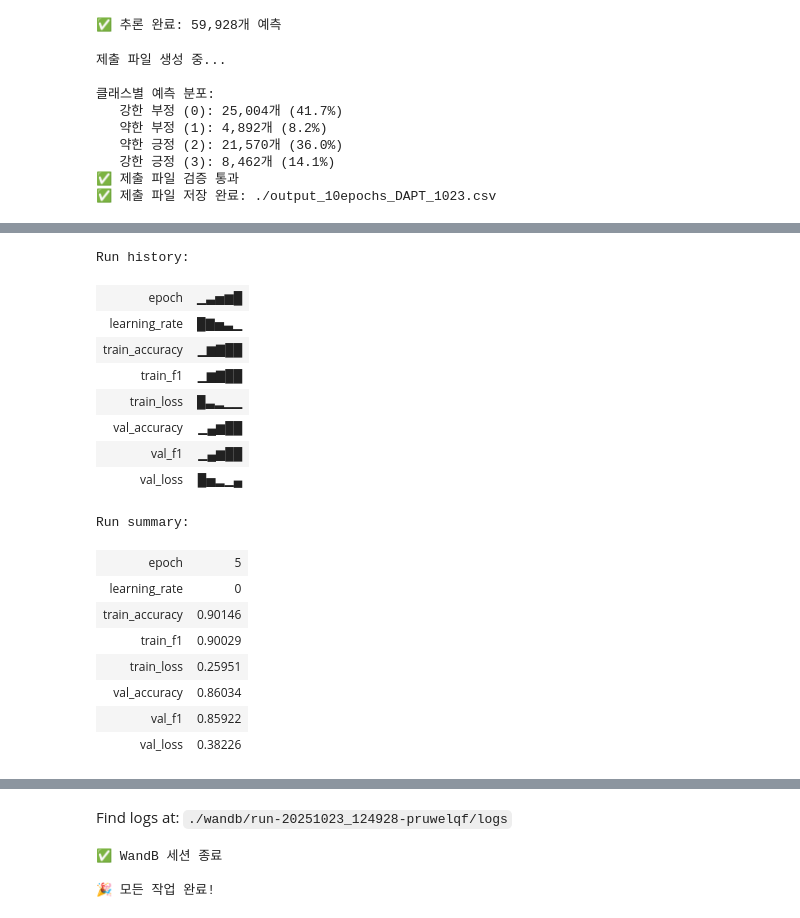
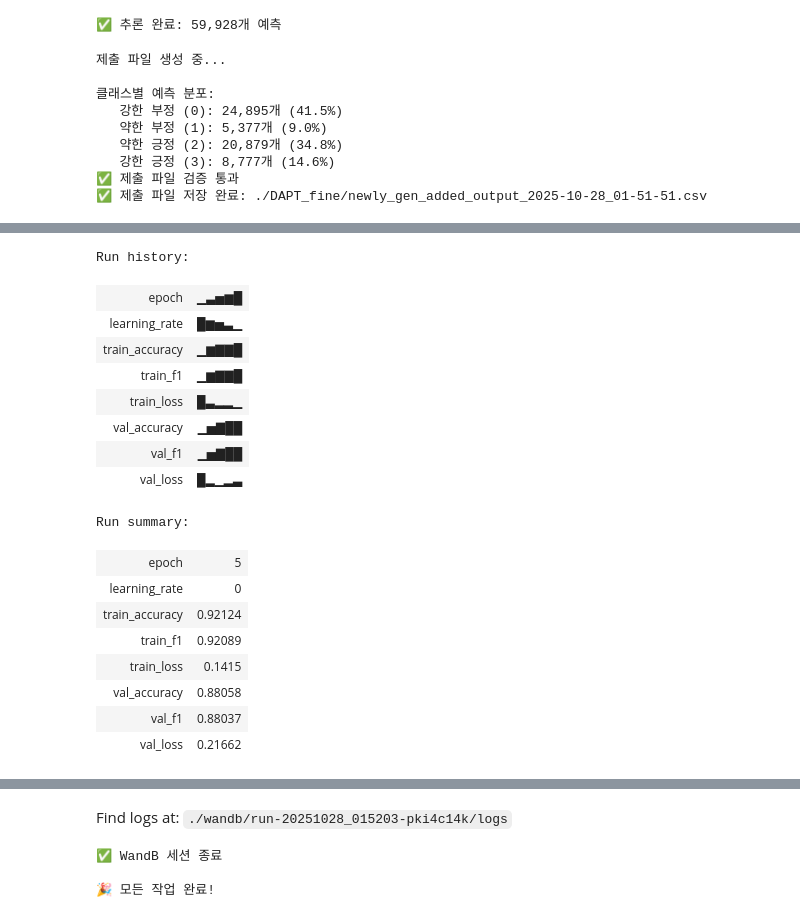
Before and after one commit to JaeyeonBang/boostcamp_project_1, a Jupyter notebook: finetuning_pytorch.ipynb, the cells around one changed output, grey strips where cells are left out. Saved outputs shown, nothing was run; the diff lists cells and outputs as text; code cells hidden in the pictures.

```diff
--- a/finetuning_pytorch.ipynb
+++ b/finetuning_pytorch.ipynb
@@ -251,5 +322,3 @@ def model_load_from_local(local_model_path : str = None, model_name : str = None
     print(outputs.logits)
 
     return model, tokenizer
-# %%
-model, tokenizer = model_load_from_local("./best_unsupervised_model", config.model_name)
@@ -264,0 +325,5 @@ tensor([[-0.0042,  0.1670, -0.2847,  0.0623, -0.2017,  0.4316,  0.0813]],
+# %%
+if config.is_DAPT:
+    model, tokenizer = model_load_from_local(config.DAPT_model_path, config.model_name)
+else:
+    model, tokenizer = model_load_from_local(config.local_model_path, config.model_name)
@@ -361,26 +609,2 @@ print("✅ 옵티마이저 및 스케줄러 설정 완료")
 워밍업 스텝: 500
 ✅ 옵티마이저 및 스케줄러 설정 완료
-# %%
-# WandB 초기화
-if config.use_wandb:
-    wandb.init(
-        project=config.project_name,
-        name=config.run_name,
-        config={
-            "model_name": config.model_name,
-            "num_epochs": config.num_epochs,
-            "batch_size": config.batch_size,
-            "learning_rate": config.learning_rate,
-            "max_length": config.max_length,
-            "num_classes": config.num_classes,
-            "warmup_steps": config.warmup_steps,
-            "weight_decay": config.weight_decay,
-            # "lora_r": config.lora_r,
-            # "lora_alpha": config.lora_alpha,
-            # "lora_dropout": config.lora_dropout,
-            "random_seed": RANDOM_STATE
-        }
-    )
-    print("✅ WandB 초기화 완료")
-else:
-    print("⚠️  WandB 사용 안함")
@@ -693,10 +929,11 @@ test_df = pd.read_csv("data/test_processed.csv")
 print(f"테스트 데이터: {len(test_df):,}개")
 
 # 최고 성능 모델 로드
-if os.path.exists("./best_model_DAPT"):
+#if os.path.exists(config.save_model_path):
+if os.path.exists(config.save_model_path):
     print("최고 성능 모델 로드 중...")
-    inference_model = AutoModelForSequenceClassification.from_pretrained("./best_model_DAPT")
-    inference_tokenizer = AutoTokenizer.from_pretrained("./best_model_DAPT")
+    inference_model = AutoModelForSequenceClassification.from_pretrained(f"{config.save_model_path}_{TIMESTAMP}")
+    inference_tokenizer = AutoTokenizer.from_pretrained(f"{config.save_model_path}_{TIMESTAMP}")
     inference_model = inference_model.to(device)
     inference_model.eval()
     print("✅ 최고 성능 모델 로드 완료")
@@ -778,52 +1015,52 @@ submission_df = sample_submission[["ID"]].merge(
     right_on="ID",
     how="left"
 )
 
 # 제출 파일 검증
 assert len(submission_df) == len(sample_submission), f"길이 불일치: {len(submission_df)} vs {len(sample_submission)}"
 assert submission_df["pred"].isin([0, 1, 2, 3]).all(), "모든 예측값은 [0, 1, 2, 3] 범위에 있어야 합니다"
 assert not submission_df["pred"].isnull().any(), "예측값에 null 값이 있으면 안됩니다"
 assert not submission_df["ID"].isnull().any(), "ID 컬럼에 null 값이 있으면 안됩니다"
 
 print("✅ 제출 파일 검증 통과")
 
 # 제출 파일 저장
-submission_path = "./output_10epochs_DAPT_1023.csv"
+submission_path = f"{config.save_model_path}_output_{TIMESTAMP}.csv"
 submission_df.to_csv(submission_path, index=False)
 print(f"✅ 제출 파일 저장 완료: {submission_path}")
 
 # WandB 종료
 if config.use_wandb:
     wandb.finish()
     print("✅ WandB 세션 종료")
 
 print("\n🎉 모든 작업 완료!")
 # %% [output]
 제출 파일 생성 중...
 
 클래스별 예측 분포:
-   강한 부정 (0): 25,004개 (41.7%)
-   약한 부정 (1): 4,892개 (8.2%)
-   약한 긍정 (2): 21,570개 (36.0%)
-   강한 긍정 (3): 8,462개 (14.1%)
+   강한 부정 (0): 24,895개 (41.5%)
+   약한 부정 (1): 5,377개 (9.0%)
+   약한 긍정 (2): 20,879개 (34.8%)
+   강한 긍정 (3): 8,777개 (14.6%)
 ✅ 제출 파일 검증 통과
-✅ 제출 파일 저장 완료: ./output_10epochs_DAPT_1023.csv
+✅ 제출 파일 저장 완료: ./DAPT_fine/newly_gen_added_output_2025-10-28_01-51-51.csv
 [interactive output not drawn]
 Run history:
 | epoch | ▁▃▅▆█ |
-| learning_rate | █▇▅▃▁ |
-| train_accuracy | ▁▆▇██ |
-| train_f1 | ▁▆▇██ |
-| train_loss | █▃▂▁▁ |
-| val_accuracy | ▁▄▆██ |
-| val_f1 | ▁▄▆██ |
-| val_loss | █▅▂▁▄ |
+| learning_rate | █▆▅▃▁ |
+| train_accuracy | ▁▆▇▇█ |
+| train_f1 | ▁▆▇▇█ |
+| train_loss | █▃▂▂▁ |
+| val_accuracy | ▁▅▇██ |
+| val_f1 | ▁▅▇██ |
+| val_loss | █▂▁▂▃ |
 Run summary:
 | epoch | 5 |
 | learning_rate | 0 |
-| train_accuracy | 0.90146 |
-| train_f1 | 0.90029 |
-| train_loss | 0.25951 |
-| val_accuracy | 0.86034 |
-| val_f1 | 0.85922 |
-| val_loss | 0.38226 |
+| train_accuracy | 0.92124 |
+| train_f1 | 0.92089 |
+| train_loss | 0.1415 |
+| val_accuracy | 0.88058 |
+| val_f1 | 0.88037 |
+| val_loss | 0.21662 |
@@ -833,4 +1070,4 @@ Synced 5 W&B file(s), 0 media file(s), 0 artifact file(s) and 0 other file(s)
-Find logs at: ./wandb/run-20251023_124928-pruwelqf/logs
+Find logs at: ./wandb/run-20251028_015203-pki4c14k/logs
 ✅ WandB 세션 종료
 
 🎉 모든 작업 완료!
```
Also changed, not shown: parts of 28 cells of this notebook, 9 other files.
